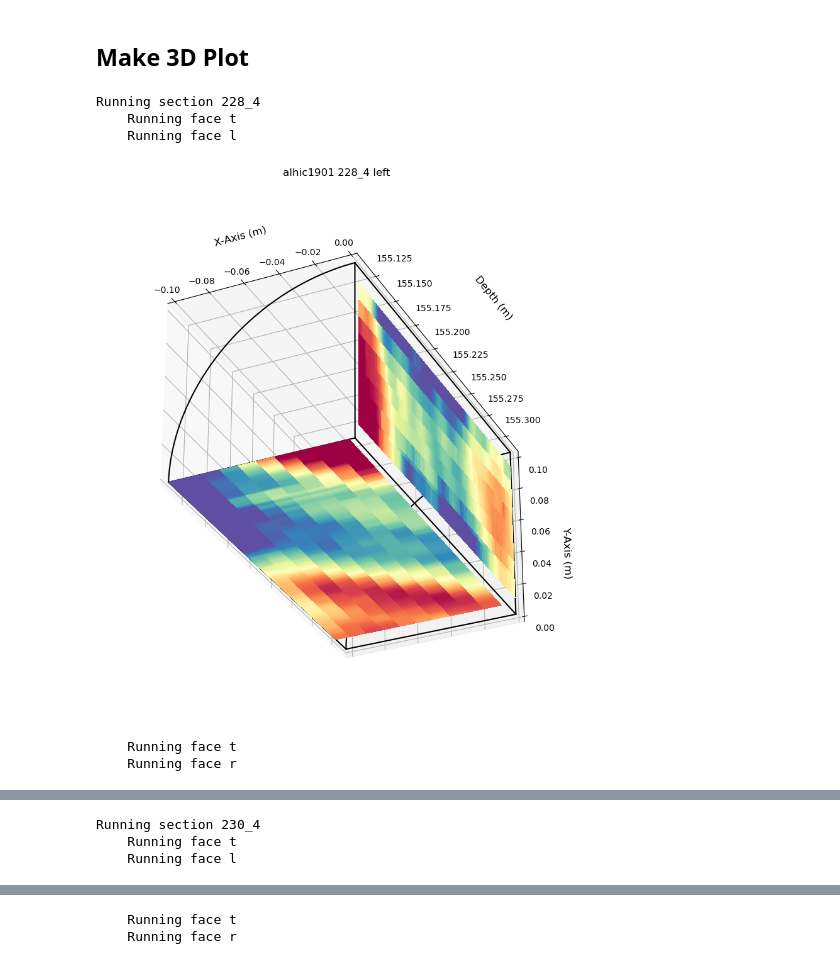
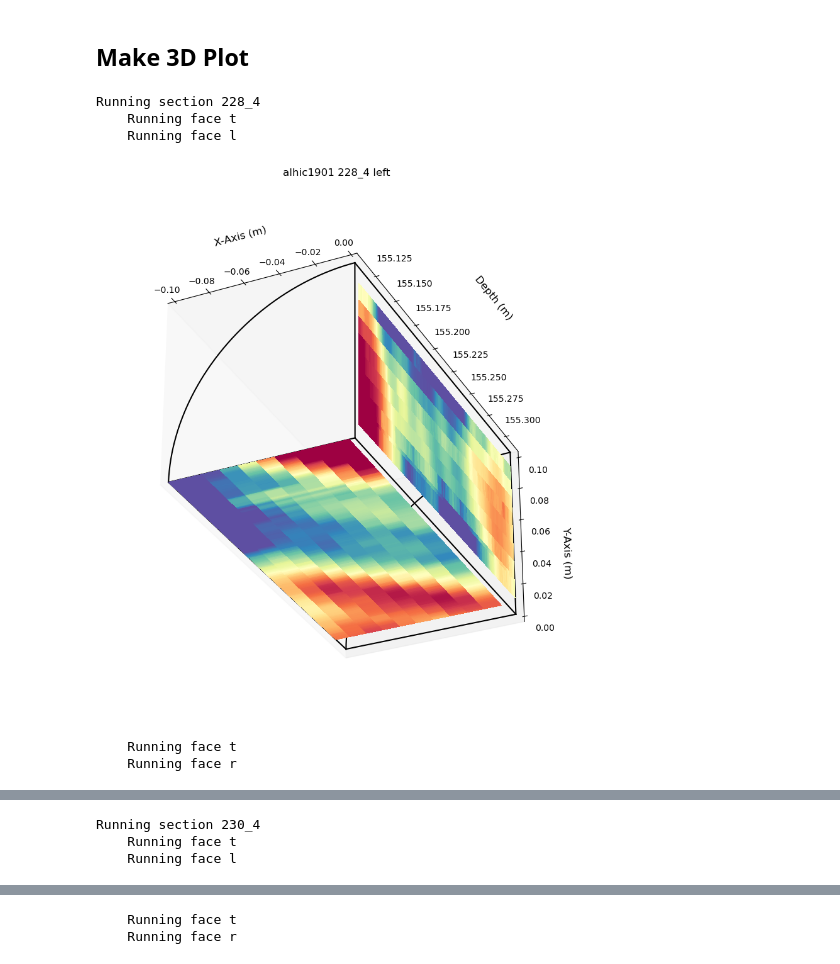
Before and after one commit to liamkirkpatrick/alhic1901_deeplayering, a Jupyter notebook: scripts/plot_3d/three_dim.ipynb, the cells around one changed output, grey strips where cells are left out. Cells and saved outputs as stored; diff of their text form; code cells hidden in the pictures.

```diff
--- a/scripts/plot_3d/three_dim.ipynb
+++ b/scripts/plot_3d/three_dim.ipynb
@@ -290,33 +292,47 @@ for s in [s228_4,s230_4]:
         ax.set_ylabel('Depth (m)',fontsize=fsz,labelpad=60)
         ax.set_xlabel('X-Axis (m)',fontsize=fsz, labelpad=10)
         ax.set_zlabel('Y-Axis (m)',fontsize=fsz, labelpad=20,rotation=0)
 
         ax.tick_params(axis='z', pad=10)
         ax.tick_params(axis='y', pad=20)
 
         # set axis limits
         ax.set_zlim(-0.001,radius)
         ax.set_ylim(d_min,d_max)
 
         # plot housekeeping
         fig.suptitle(s.core + ' ' + s.section + ' ' + side)
 
         # set perspective
         if side=='left':
             ax.view_init(elev=-30, azim=-65,roll=0)
             ax.set_xlim(-radius,0.001)
         if side=='right':
             ax.view_init(elev=-30, azim=-115,roll=0)
             ax.set_xlim(-0.001,radius)
 
         # set to scale
         ax.set_aspect('equal')
 
+        # turn of the background grid
+        #ax.xaxis.pane.fill = False
+        #ax.yaxis.pane.fill = False
+        #ax.zaxis.pane.fill = False
+        #ax.xaxis.pane.set_edgecolor('black')
+        #ax.yaxis.pane.set_edgecolor('black')
+        #ax.zaxis.pane.set_edgecolor('black')
+        ax.grid(False)
+        #ax.w_xaxis.line.set_color((1,1,1,0))
+        #ax.w_yaxis.line.set_color((1,1,1,0))
+        #ax.w_zaxis.line.set_color((1,1,1,0))
+        # set the ticks
+
+
         plt.show()
 # %% [output]
 Running section 228_4
     Running face t
     Running face l
-[figure, old version]
+[figure, new version]
     Running face t
     Running face r
```
Also changed, not shown: parts of 4 cells of this notebook, 6 other files.
